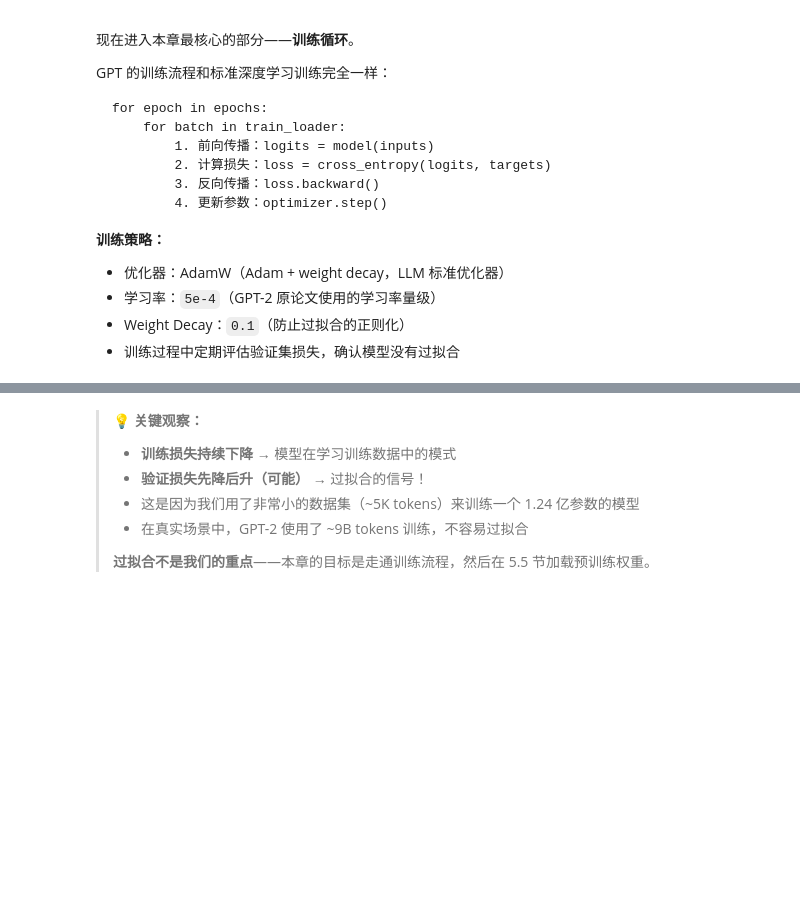
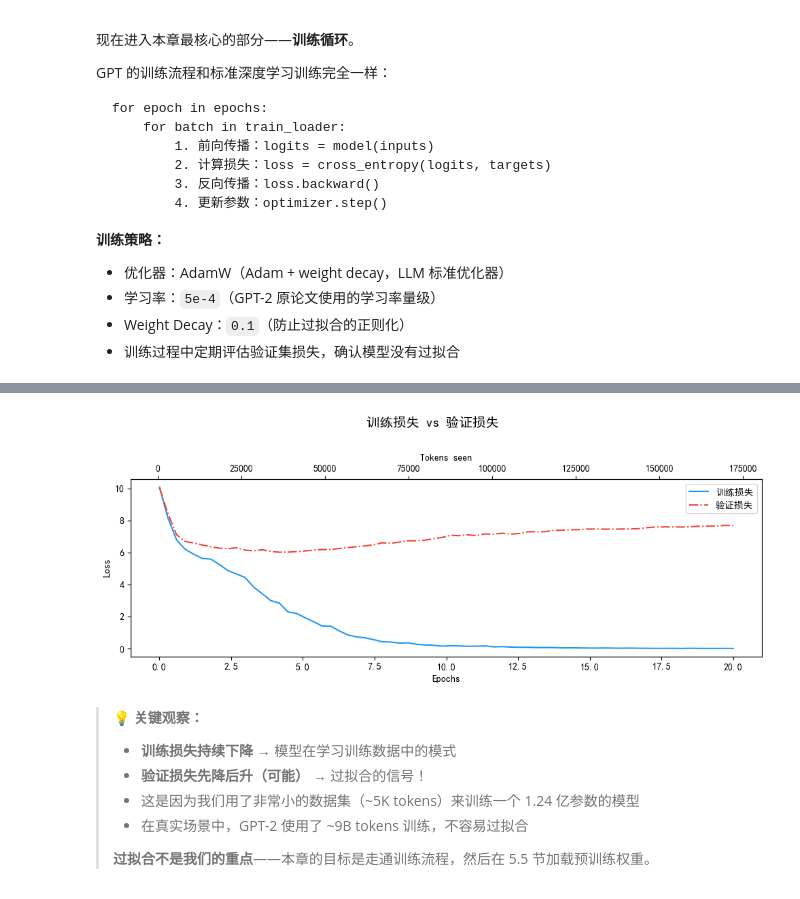
Before and after one commit to nana-ly/Learning_buildLLM, a Jupyter notebook: ch05_pretraining/ch05_pretraining.ipynb, the cells around one changed output, grey strips where cells are left out. Saved outputs shown, nothing was run; the diff lists cells and outputs as text; code cells hidden in the pictures; blank space fills up the shorter version.

```diff
--- a/ch05_pretraining/ch05_pretraining.ipynb
+++ b/ch05_pretraining/ch05_pretraining.ipynb
@@ -501,8 +641,10 @@ def train_model_simple(model, train_loader, val_loader, optimizer, device,
         for input_batch, target_batch in train_loader:
             optimizer.zero_grad()
             loss = calc_loss_batch(input_batch, target_batch, model, device)
-            loss.backward()
-            optimizer.step()
+            loss.backward()  # 1. 计算梯度
+            torch.nn.utils.clip_grad_norm_(model.parameters(), max_norm=1.0)  # 2. 裁剪梯度
+            optimizer.step()   # 3. 更新参数
+            optimizer.zero_grad()              # 4. 清空梯度
 
             tokens_seen += input_batch.numel()
             global_step += 1
@@ -555,10 +697,12 @@ model.to(device)
 
 optimizer = torch.optim.AdamW(
     model.parameters(),
-    lr=0.0004,
+  # lr=0.0004, #学习率现在是5e-4，5 × 10⁻⁴
+    lr=0.001,
     weight_decay=0.1,
 )
 
+#num_epochs = 10 #训练轮数
 num_epochs = 10
 
 print(f"模型参数量: {sum(p.numel() for p in model.parameters()):,}")
@@ -577,26 +740,41 @@ train_losses, val_losses, tokens_seen = train_model_simple(
 # %%
+import torch
+import torch.nn as nn
+import matplotlib.pyplot as plt
+import matplotlib as mpl
+
+# ========== 重置所有 matplotlib 设置 ==========
+mpl.rcParams.update(mpl.rcParamsDefault)
+
+# ========== 设置中文字体 ==========
+plt.rcParams['font.sans-serif'] = ['SimHei']  # Windows 黑体
+plt.rcParams['axes.unicode_minus'] = False    # 解决负号显示问题
+
+
 # 可视化训练过程
 def plot_losses(epochs_seen, tokens_seen, train_losses, val_losses):
     fig, ax1 = plt.subplots(figsize=(10, 4))
 
     ax1.plot(epochs_seen, train_losses, label="训练损失", color="#2196F3")
     ax1.plot(epochs_seen, val_losses, label="验证损失",
              linestyle="-.", color="#F44336")
     ax1.set_xlabel("Epochs")
     ax1.set_ylabel("Loss")
     ax1.legend(loc="upper right")
 
     ax2 = ax1.twiny()
     ax2.plot(tokens_seen, train_losses, alpha=0)
     ax2.set_xlabel("Tokens seen")
 
     fig.suptitle("训练损失 vs 验证损失", y=1.02, fontsize=14)
     fig.tight_layout()
     plt.show()
 
 
 epochs_tensor = torch.linspace(0, num_epochs, len(train_losses))
 plot_losses(epochs_tensor, tokens_seen, train_losses, val_losses)
+# %% [output]
+[figure, added]
 # %% [markdown]
 > 💡 **关键观察：**
 > - **训练损失持续下降** → 模型在学习训练数据中的模式
```
Also changed, not shown: parts of 28 cells of this notebook.
